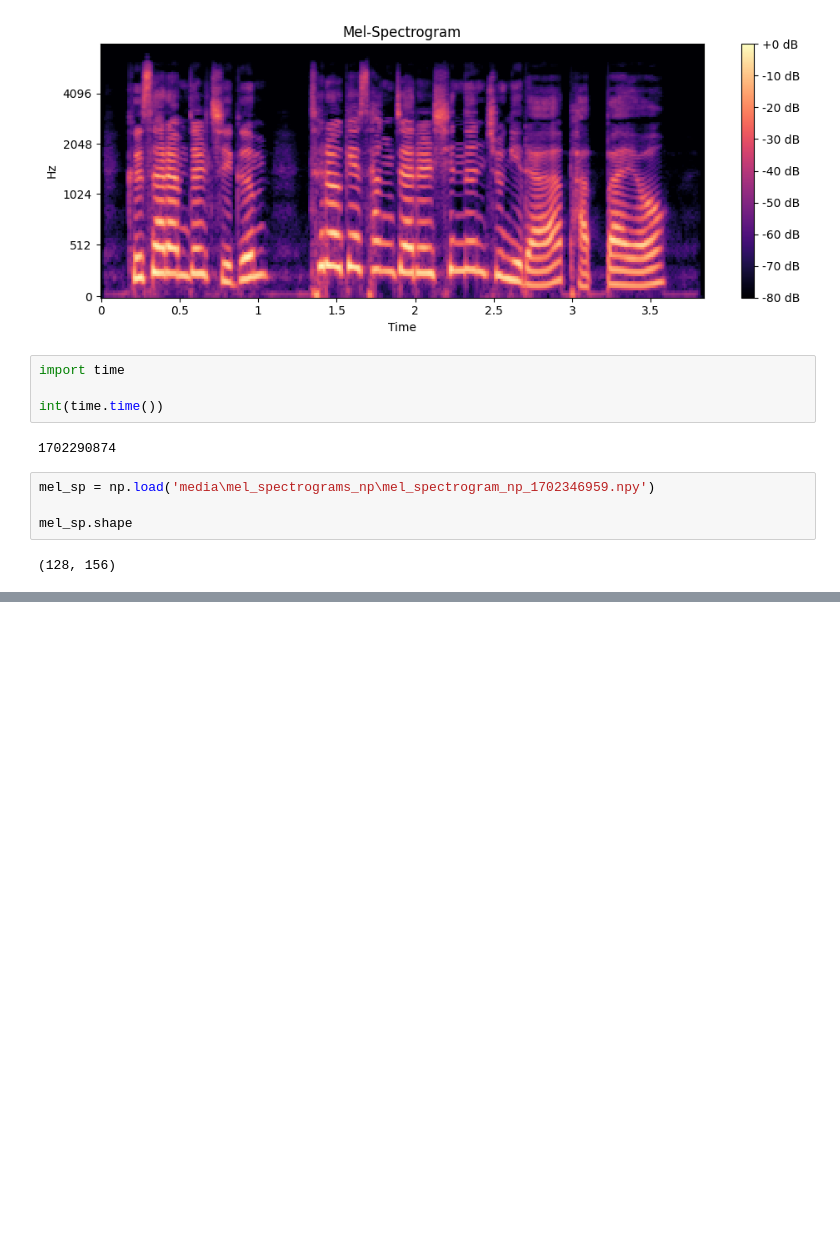
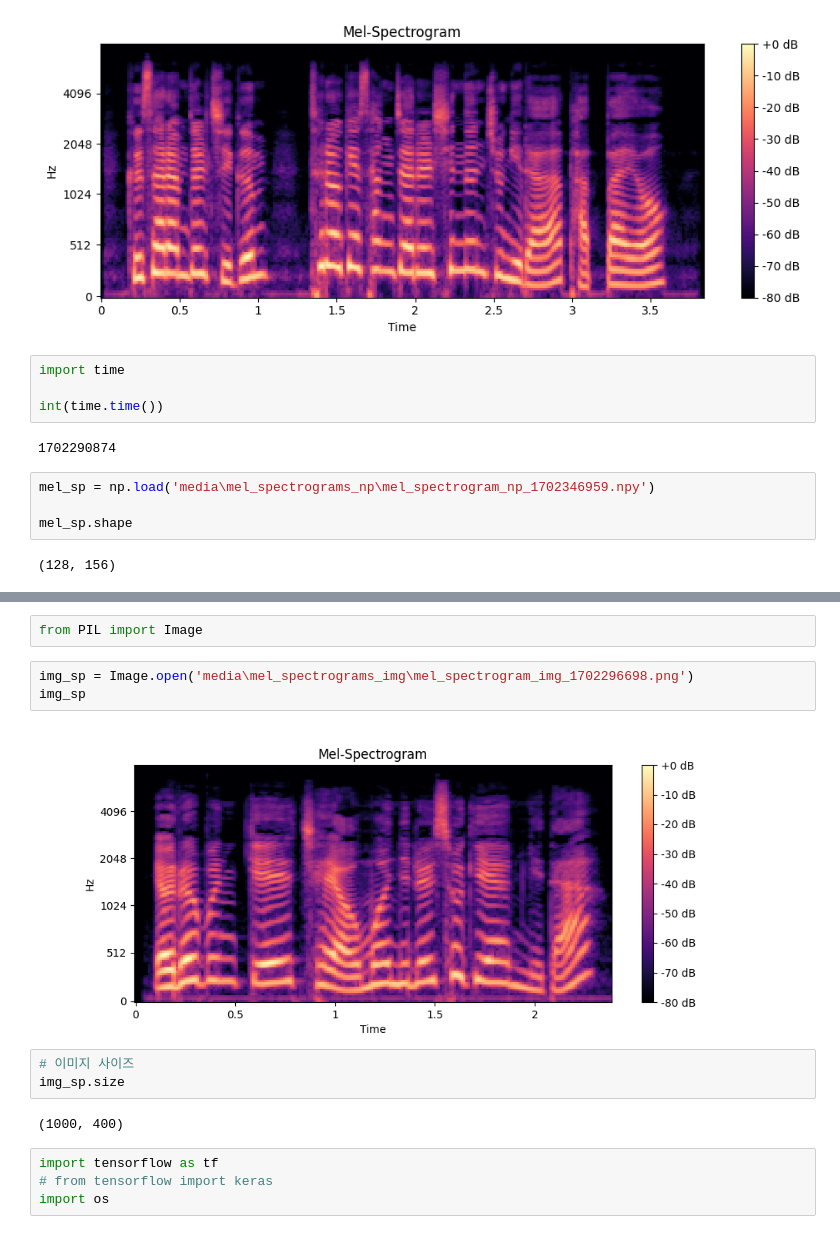
Before and after one commit to bsnnnnnn/bopibopi, a Jupyter notebook: data_test.ipynb, the cells around one changed output, grey strips where cells are left out. Drawn from its saved outputs; the diff is of its cells as text; blank space fills up the shorter version.

```diff
--- a/data_test.ipynb
+++ b/data_test.ipynb
@@ -117,0 +146,16 @@ mel_sp.shape
+# %%
+from PIL import Image
+# %%
+img_sp = Image.open('media\mel_spectrograms_img\mel_spectrogram_img_1702296698.png')
+img_sp
+# %% [output]
+[figure, added]
+# %%
+# 이미지 사이즈
+img_sp.size
+# %% [output]
+(1000, 400)
+# %%
+import tensorflow as tf
+# from tensorflow import keras
+import os
```
Also changed, not shown: parts of 8 cells of this notebook, 8 other files.
